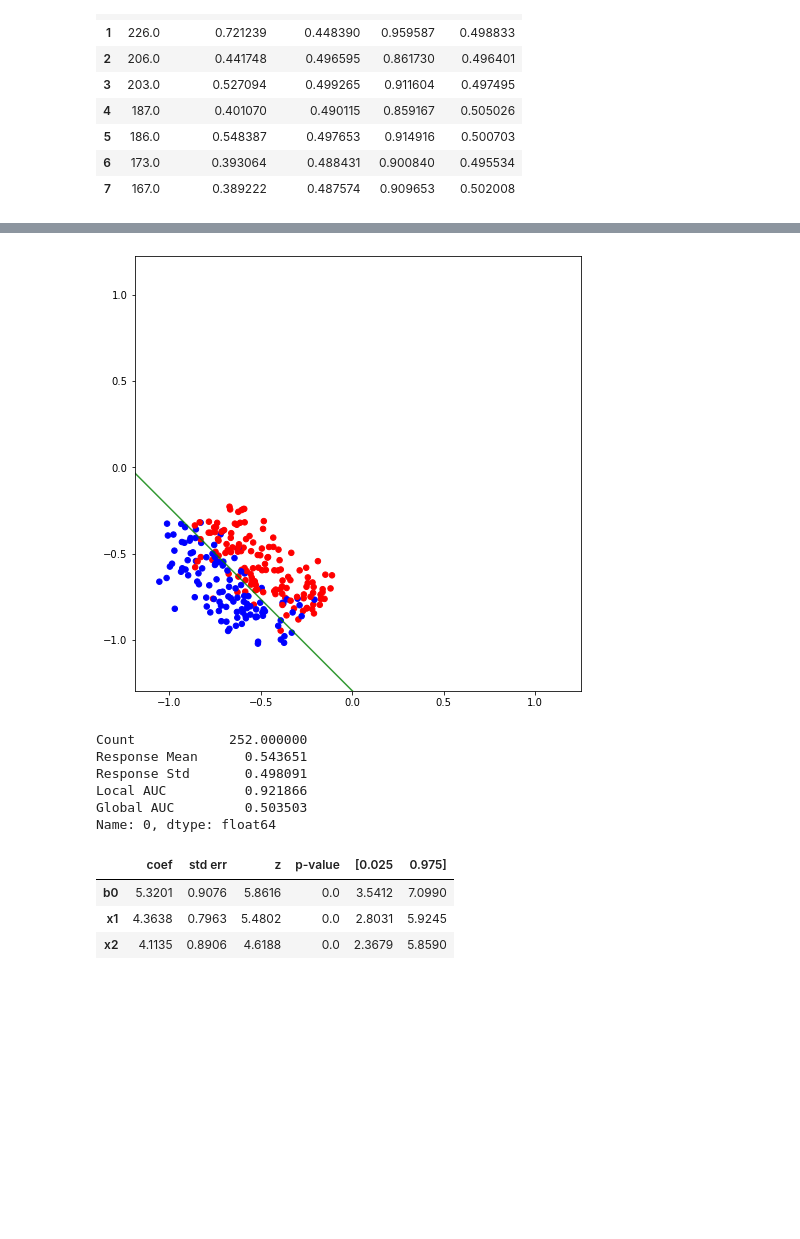
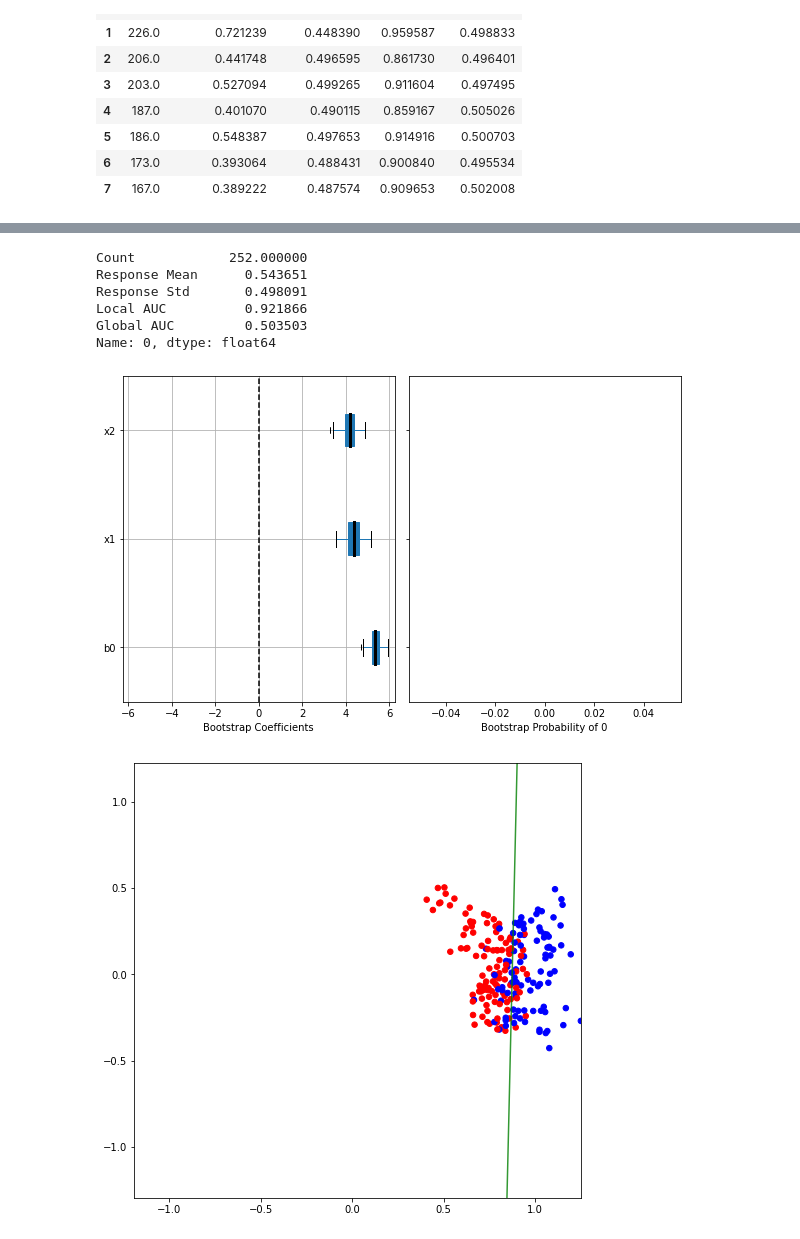
Before and after one commit to SelfExplainML/Aletheia, a Jupyter notebook: examples/CoCircles.ipynb, the cells around one changed output, grey strips where cells are left out. Saved outputs shown, nothing was run; the diff lists cells and outputs as text; code cells hidden in the pictures; blank space fills up the shorter version.

```diff
--- a/examples/CoCircles.ipynb
+++ b/examples/CoCircles.ipynb
@@ -191,17 +200,15 @@ fig = clf_merge.visualize2D_lines(figsize=(8, 8))
+# %%
+fig = clf_merge.local_inference_bootstrap(tmpid)
+# %% [output]
+Count            252.000000
+Response Mean      0.543651
+Response Std       0.498091
+Local AUC          0.921866
+Global AUC         0.503503
+Name: 0, dtype: float64
+[figure, added]
 # %%
-tmpid = 0
+tmpid = 3
 fig = clf_merge.visualize2D_one_line(tmpid, figsize=(8, 8))
-restable = clf_merge.local_inference_wald(tmpid).round(4)
-restable
 # %% [output]
-[figure, old version]
+[figure, new version]
-Count            252.000000
-Response Mean      0.543651
-Response Std       0.498091
-Local AUC          0.921866
-Global AUC         0.503503
-Name: 0, dtype: float64
-|  | coef | std err | z | p-value | [0.025 | 0.975] |
-| b0 | 5.3201 | 0.9076 | 5.8616 | 0.0 | 3.5412 | 7.0990 |
-| x1 | 4.3638 | 0.7963 | 5.4802 | 0.0 | 2.8031 | 5.9245 |
-| x2 | 4.1135 | 0.8906 | 4.6188 | 0.0 | 2.3679 | 5.8590 |
```
Also changed, not shown: parts of 50 cells of this notebook.
